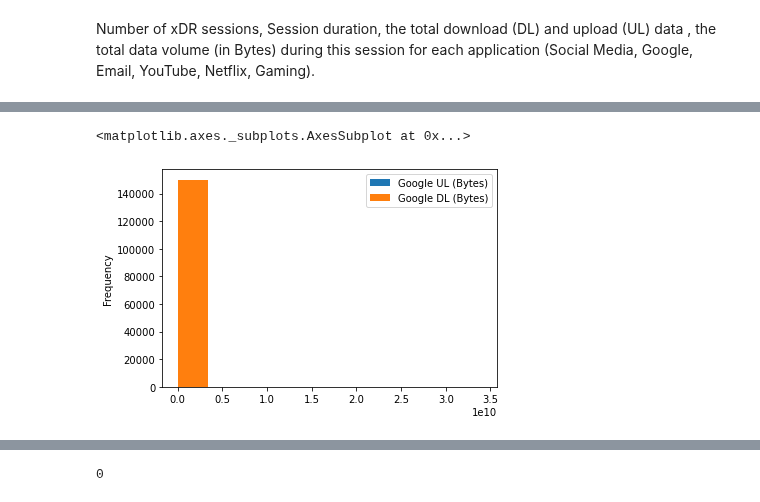
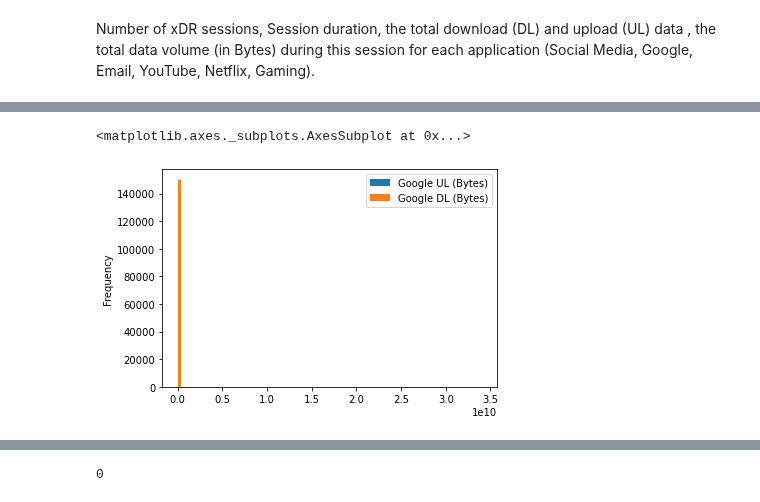
Before and after one commit to comsavvy/Data-analysis-for-business, a Jupyter notebook: Data analysis1.ipynb, the cells around one changed output, grey strips where cells are left out. Cells and saved outputs as stored; diff of their text form; code cells hidden in the pictures.

Commit message:
Updated data overview

```diff
--- a/Data analysis1.ipynb
+++ b/Data analysis1.ipynb
@@ -241,7 +333,7 @@ data[dta].describe()
 | 75% | 2.694940e+06 | 4.933400e+04 | 8.623632e+06 | 3.088455e+06 | 2.689332e+06 | ... |
 | max | 1.056439e+10 | 1.962499e+08 | 3.405294e+10 | 1.211349e+10 | 1.047520e+10 | ... |
 # %%
-data[['Google UL (Bytes)', 'Google DL (Bytes)']].plot.hist()
+data[['Google UL (Bytes)', 'Google DL (Bytes)']].plot.hist(bins=100)
 # %% [output]
 <matplotlib.axes._subplots.AxesSubplot at 0x...>
-[figure, old version]
+[figure, new version]
```
Also changed, not shown: parts of 17 cells of this notebook.
